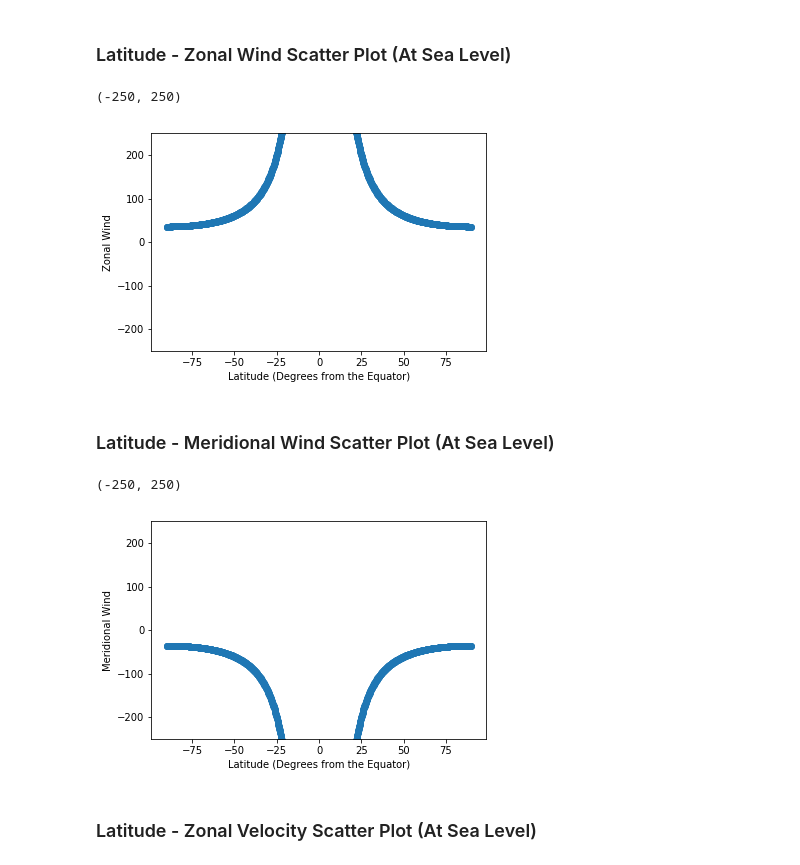
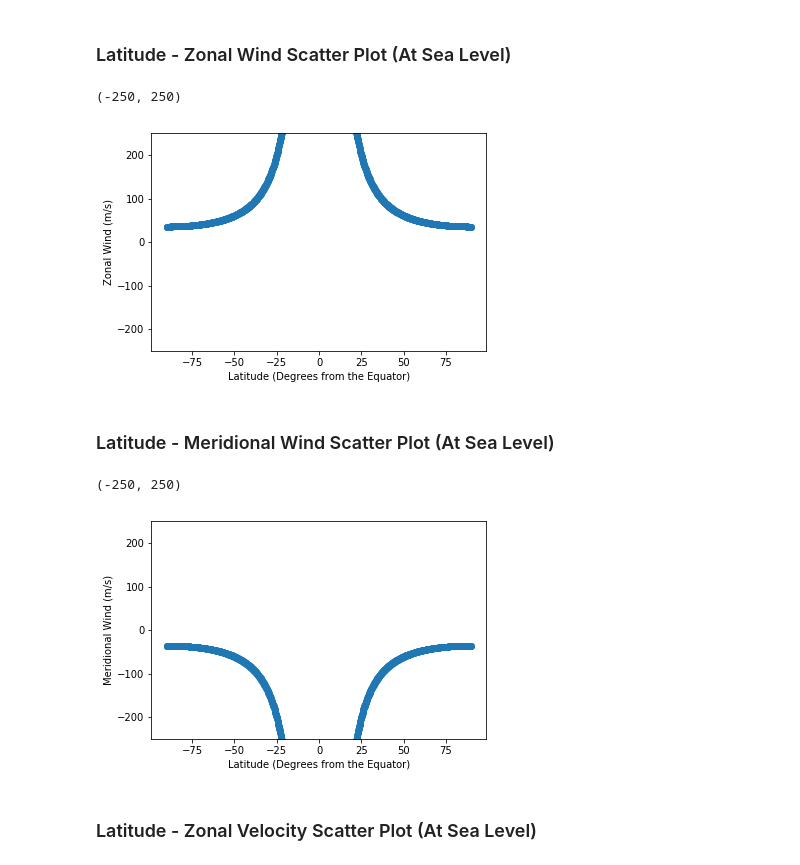
Before and after one commit to amsimp/amsimp, a Jupyter notebook: benchmarking/visualise.ipynb, the cells around one changed output. Cells and saved outputs as stored; diff of their text form; code cells hidden in the pictures.

```diff
--- a/benchmarking/visualise.ipynb
+++ b/benchmarking/visualise.ipynb
@@ -22,21 +22,21 @@ detail = amsimp.Dynamics(4)
 # %%
 plt.scatter(detail.latitude_lines(), detail.zonal_wind()[0])
 plt.xlabel('Latitude (Degrees from the Equator)')
-plt.ylabel('Zonal Wind')
+plt.ylabel('Zonal Wind (m/s)')
 plt.ylim(-250, 250)
 # %% [output]
 (-250, 250)
-[figure, old version]
+[figure, new version]
 # %% [markdown]
 ### Latitude - Meridional Wind Scatter Plot (At Sea Level)
 # %%
 plt.scatter(detail.latitude_lines(), detail.meridional_wind()[0])
 plt.xlabel('Latitude (Degrees from the Equator)')
-plt.ylabel('Meridional Wind')
+plt.ylabel('Meridional Wind (m/s)')
 plt.ylim(-250, 250)
 # %% [output]
 (-250, 250)
-[figure, old version]
+[figure, new version]
 # %% [markdown]
 ### Latitude - Zonal Velocity Scatter Plot (At Sea Level)
 # %%
```
Also changed, not shown: parts of 5 cells of this notebook, 3 other files.
